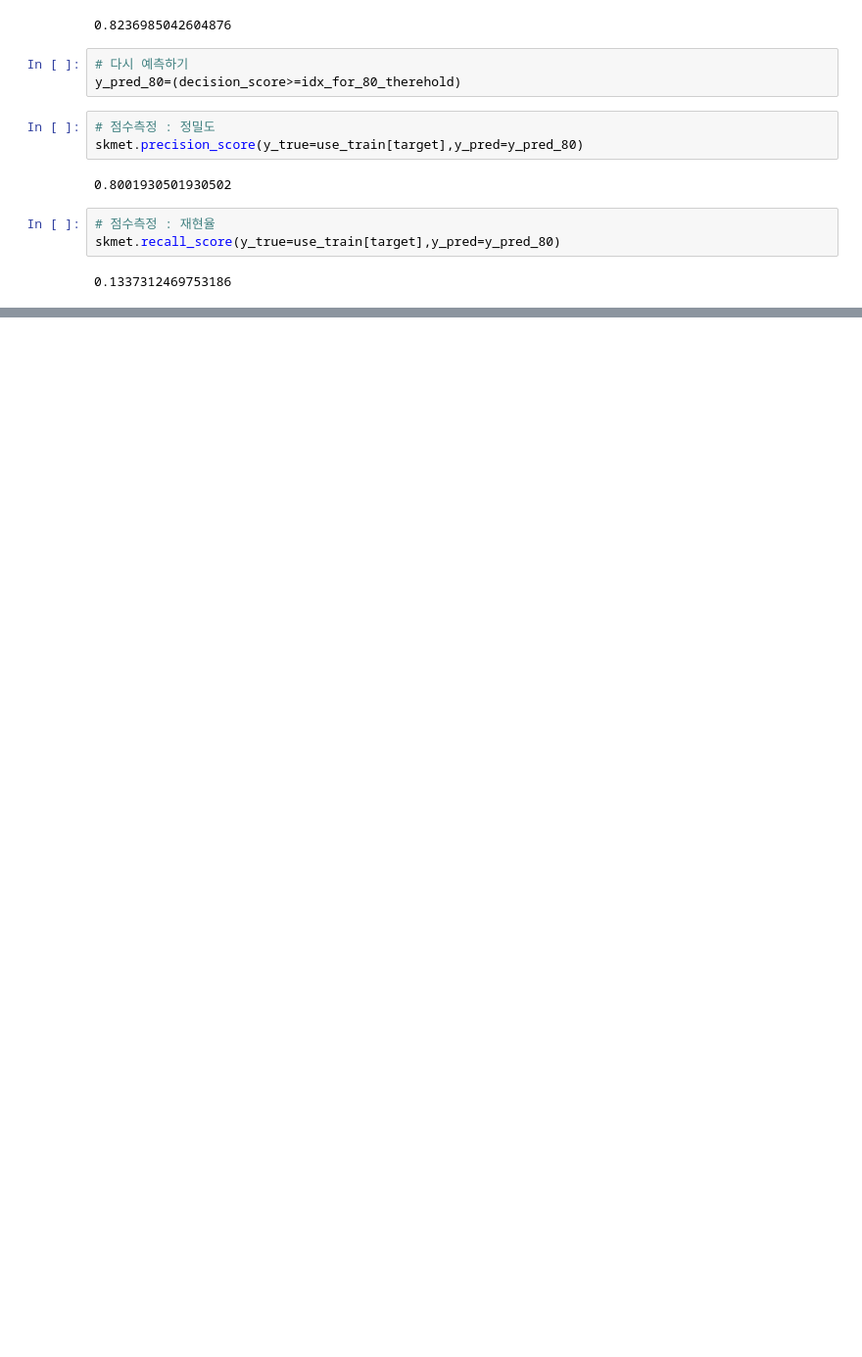
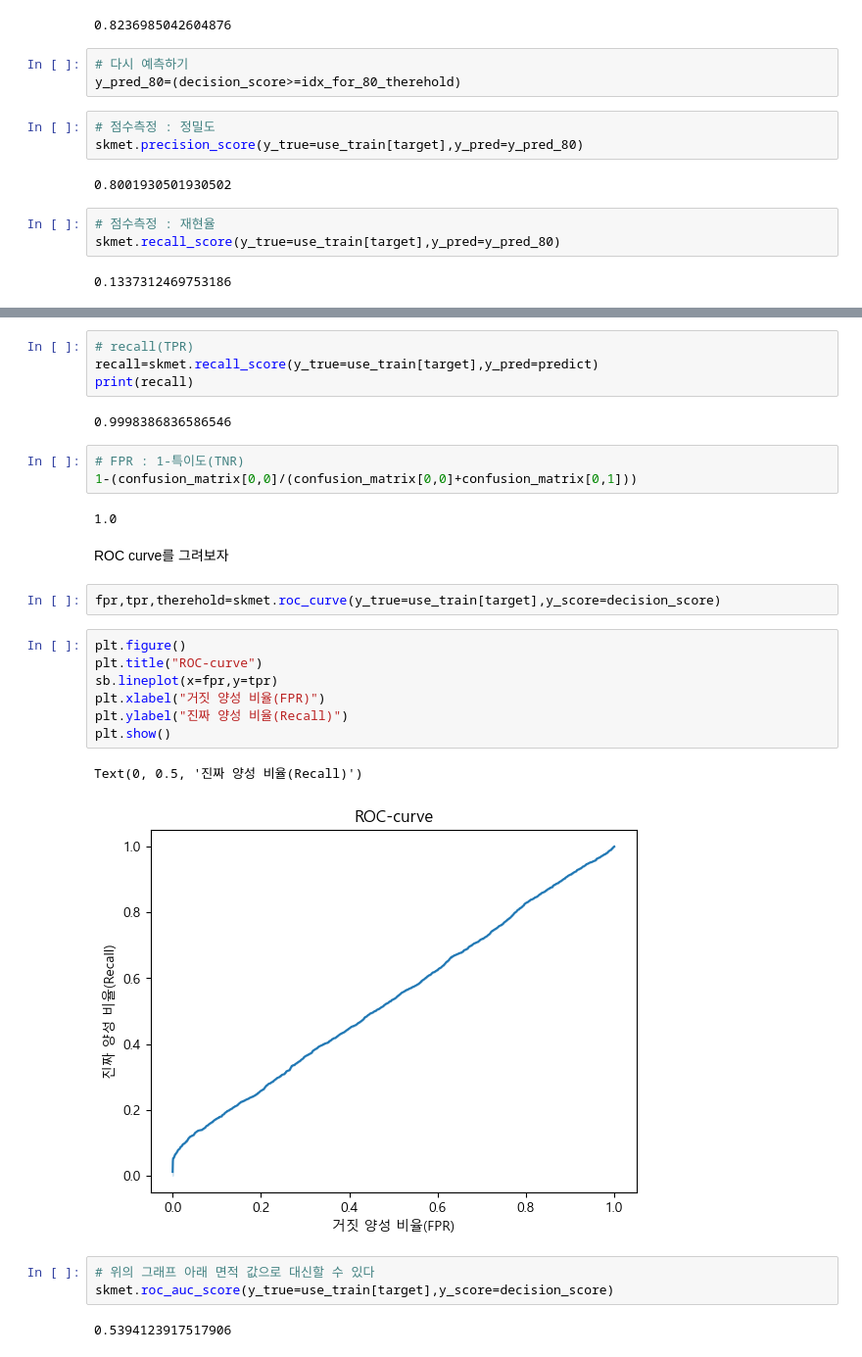
Before and after one commit to Apple03244/DataAnalysis-ML, a Jupyter notebook: HandsOn/005.trade-off.ipynb, the cells around one changed output, grey strips where cells are left out. Shown: that part at 98% size. Drawn from its saved outputs; the diff is of its cells as text; blank space fills up the shorter version.

```diff
--- a/HandsOn/005.trade-off.ipynb
+++ b/HandsOn/005.trade-off.ipynb
@@ -106,0 +126,30 @@ skmet.recall_score(y_true=use_train[target],y_pred=y_pred_80)
+# %%
+# recall(TPR)
+recall=skmet.recall_score(y_true=use_train[target],y_pred=predict)
+print(recall)
+# %% [output]
+0.9998386836586546
+# %%
+# FPR : 1-특이도(TNR)
+1-(confusion_matrix[0,0]/(confusion_matrix[0,0]+confusion_matrix[0,1]))
+# %% [output]
+1.0
+# %% [markdown]
+ROC curve를 그려보자
+# %%
+fpr,tpr,therehold=skmet.roc_curve(y_true=use_train[target],y_score=decision_score)
+# %%
+plt.figure()
+plt.title("ROC-curve")
+sb.lineplot(x=fpr,y=tpr)
+plt.xlabel("거짓 양성 비율(FPR)")
+plt.ylabel("진짜 양성 비율(Recall)")
+plt.show()
+# %% [output]
+Text(0, 0.5, '진짜 양성 비율(Recall)')
+[figure, added]
+# %%
+# 위의 그래프 아래 면적 값으로 대신할 수 있다
+skmet.roc_auc_score(y_true=use_train[target],y_score=decision_score)
+# %% [output]
+0.5394123917517906
```
Also changed, not shown: parts of 5 cells of this notebook.
